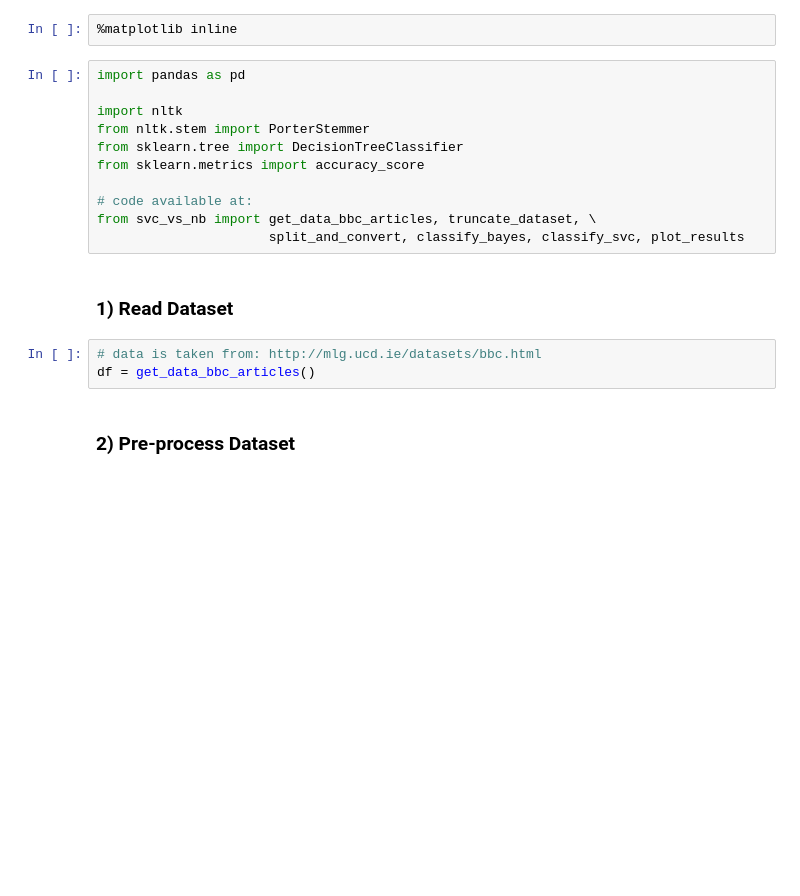
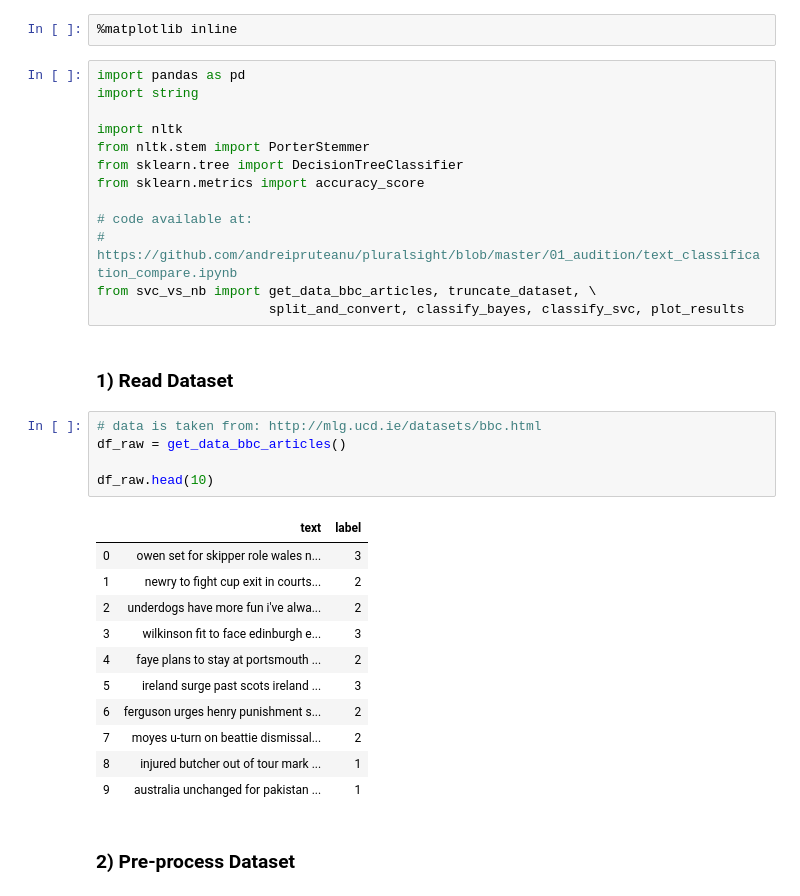
Before and after one commit to andreipruteanu/pluralsight, a Jupyter notebook: 01_audition/text_classification_compare.ipynb, the cells around one changed output. Cells and saved outputs as stored; diff of their text form; blank space fills up the shorter version.

```diff
--- a/01_audition/text_classification_compare.ipynb
+++ b/01_audition/text_classification_compare.ipynb
@@ -2,6 +2,7 @@
 %matplotlib inline
 # %%
 import pandas as pd
+import string
 
 import nltk
 from nltk.stem import PorterStemmer
@@ -9,13 +10,28 @@ from sklearn.tree import DecisionTreeClassifier
 from sklearn.metrics import accuracy_score
 
 # code available at:
+# https://github.com/andreipruteanu/pluralsight/blob/master/01_audition/text_classification_compare.ipynb
 from svc_vs_nb import get_data_bbc_articles, truncate_dataset, \
                       split_and_convert, classify_bayes, classify_svc, plot_results
 # %% [markdown]
 <h3>1) Read Dataset</h3>
 # %%
 # data is taken from: http://mlg.ucd.ie/datasets/bbc.html
-df = get_data_bbc_articles()
+df_raw = get_data_bbc_articles()
+
+df_raw.head(10)
+# %% [output]
+|  | text | label |
+| 0 | owen set for skipper role wales n... | 3 |
+| 1 | newry to fight cup exit in courts... | 2 |
+| 2 | underdogs have more fun i've alwa... | 2 |
+| 3 | wilkinson fit to face edinburgh e... | 3 |
+| 4 | faye plans to stay at portsmouth ... | 2 |
+| 5 | ireland surge past scots ireland ... | 3 |
+| 6 | ferguson urges henry punishment s... | 2 |
+| 7 | moyes u-turn on beattie dismissal... | 2 |
+| 8 | injured butcher out of tour mark ... | 1 |
+| 9 | australia unchanged for pakistan ... | 1 |
 # %% [markdown]
 <h3>2) Pre-process Dataset</h3>
 # %%
```
Also changed, not shown: parts of 3 cells of this notebook.
